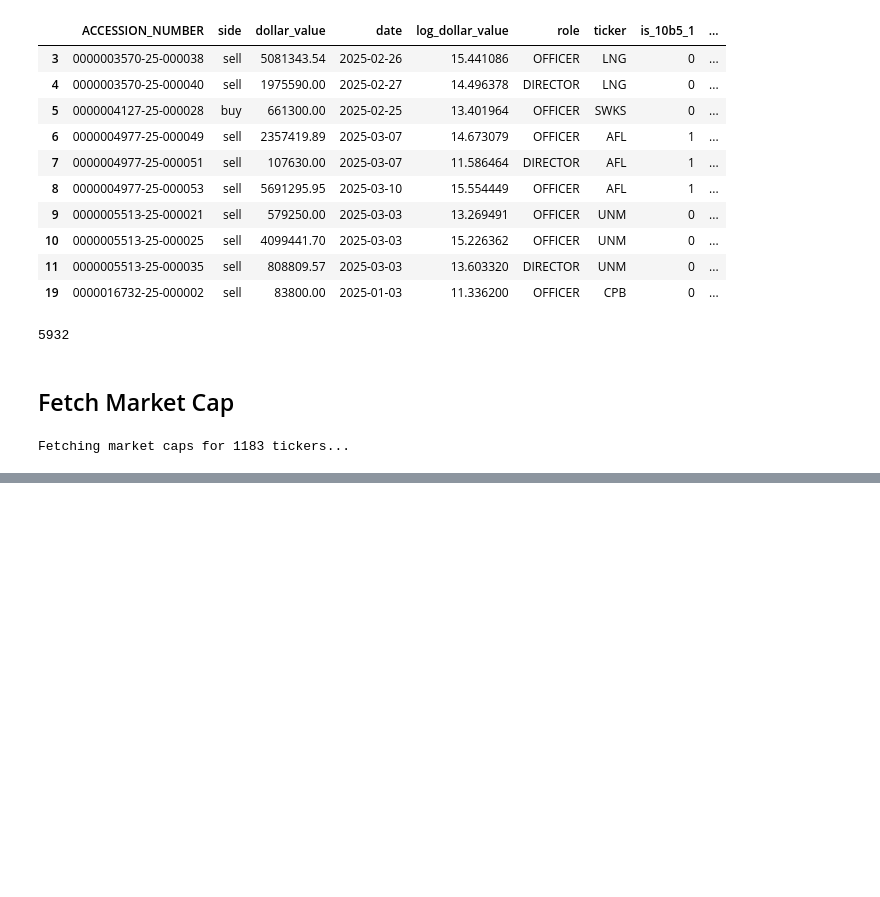
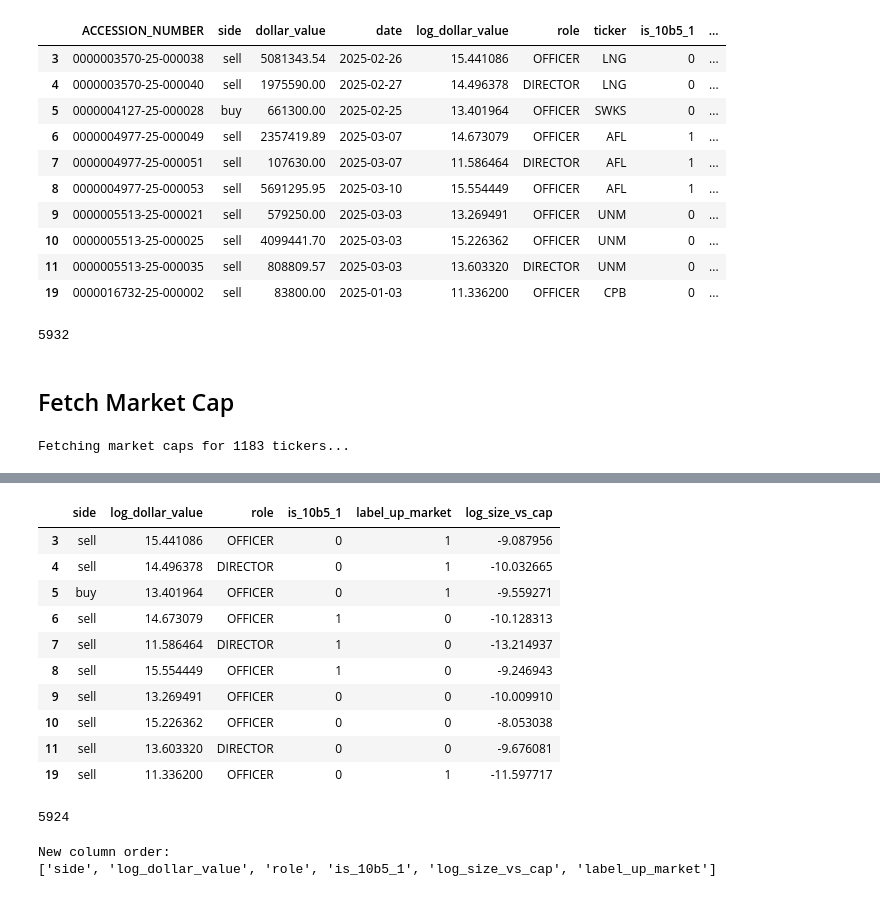
Before and after one commit to jefreybulla/insider-trading-signal, a Jupyter notebook: ETL/build_labels.ipynb, the cells around one changed output, grey strips where cells are left out. Saved outputs shown, nothing was run; the diff lists cells and outputs as text; code cells hidden in the pictures; blank space fills up the shorter version.

Commit message:
complete labels

```diff
--- a/ETL/build_labels.ipynb
+++ b/ETL/build_labels.ipynb
@@ -204,0 +220,16 @@ Fetching market caps for 1183 tickers...
+# %%
+# Create a mapping of ticker to market cap
+market_cap_map = dict(zip(market_cap_df['ticker'], market_cap_df['market_cap']))
+
+# Add size_vs_cap column: dollar_value / market_cap
+events['market_cap'] = events['ticker'].map(market_cap_map)
+events['size_vs_cap'] = events['dollar_value'] / events['market_cap']
+
+# Replace inf and -inf with NaN
+events['size_vs_cap'] = events['size_vs_cap'].replace([np.inf, -np.inf], np.nan)
+
+print("Added size_vs_cap column:")
+print(events[['ticker', 'dollar_value', 'market_cap', 'size_vs_cap']].head(10))
+print(f"\nMissing values in size_vs_cap: {events['size_vs_cap'].isnull().sum()}")
+print(f"Summary statistics for size_vs_cap:")
+print(events['size_vs_cap'].describe())
@@ -204,0 +286,7 @@ Fetching market caps for 1183 tickers...
+# %%
+# Drop rows with any NaN or missing values
+events = events.dropna()
+
+# Verify the changes
+print("Total rows after dropping NaN:", len(events))
+print("Rows with any missing or NaN values after drop:", events.isnull().any(axis=1).sum())
@@ -204,0 +296,4 @@ Fetching market caps for 1183 tickers...
+# %%
+# Add natural log of size_vs_cap column
+events['log_size_vs_cap'] = np.log(events['size_vs_cap'])
+events.head()
@@ -204,0 +307,40 @@ Fetching market caps for 1183 tickers...
+# %%
+events = events.drop(columns=['ACCESSION_NUMBER', 'date', 'dollar_value', 'ticker', 'P_t', 'P_t_plus_63', 'forward_ret_63', 'label_up', 'SP500_t', 'SP500_t_plus_63', 'forward_ret_SP500', 'market_cap', 'size_vs_cap'  ])
+# %%
+events.head(10)
+# %% [output]
+|  | side | log_dollar_value | role | is_10b5_1 | label_up_market | log_size_vs_cap |
+| 3 | sell | 15.441086 | OFFICER | 0 | 1 | -9.087956 |
+| 4 | sell | 14.496378 | DIRECTOR | 0 | 1 | -10.032665 |
+| 5 | buy | 13.401964 | OFFICER | 0 | 1 | -9.559271 |
+| 6 | sell | 14.673079 | OFFICER | 1 | 0 | -10.128313 |
+| 7 | sell | 11.586464 | DIRECTOR | 1 | 0 | -13.214937 |
+| 8 | sell | 15.554449 | OFFICER | 1 | 0 | -9.246943 |
+| 9 | sell | 13.269491 | OFFICER | 0 | 0 | -10.009910 |
+| 10 | sell | 15.226362 | OFFICER | 0 | 0 | -8.053038 |
+| 11 | sell | 13.603320 | DIRECTOR | 0 | 0 | -9.676081 |
+| 19 | sell | 11.336200 | OFFICER | 0 | 1 | -11.597717 |
+# %%
+print(len(events))
+# %% [output]
+5924
+# %%
+# Get current column order
+cols = events.columns.tolist()
+
+# Find indices of the columns to swap
+idx_label = cols.index('label_up_market')
+idx_log = cols.index('log_size_vs_cap')
+
+# Swap their positions
+cols[idx_label], cols[idx_log] = cols[idx_log], cols[idx_label]
+
+# Reorder the DataFrame
+events = events[cols]
+
+# Verify the new order
+print("New column order:")
+print(events.columns.tolist())
+# %% [output]
+New column order:
+['side', 'log_dollar_value', 'role', 'is_10b5_1', 'log_size_vs_cap', 'label_up_market']
```
Also changed, not shown: parts of 14 cells of this notebook, 2 other files.
